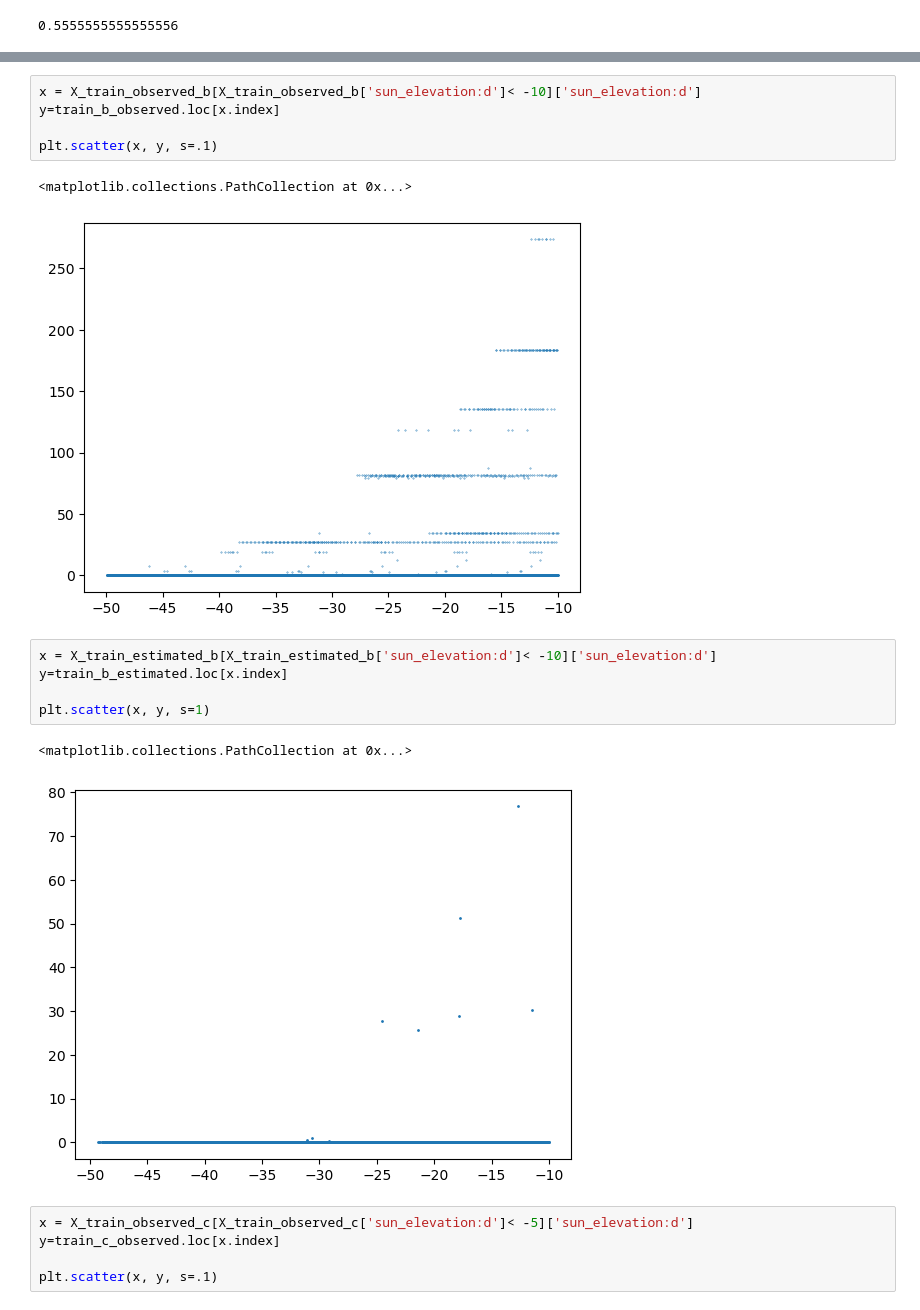
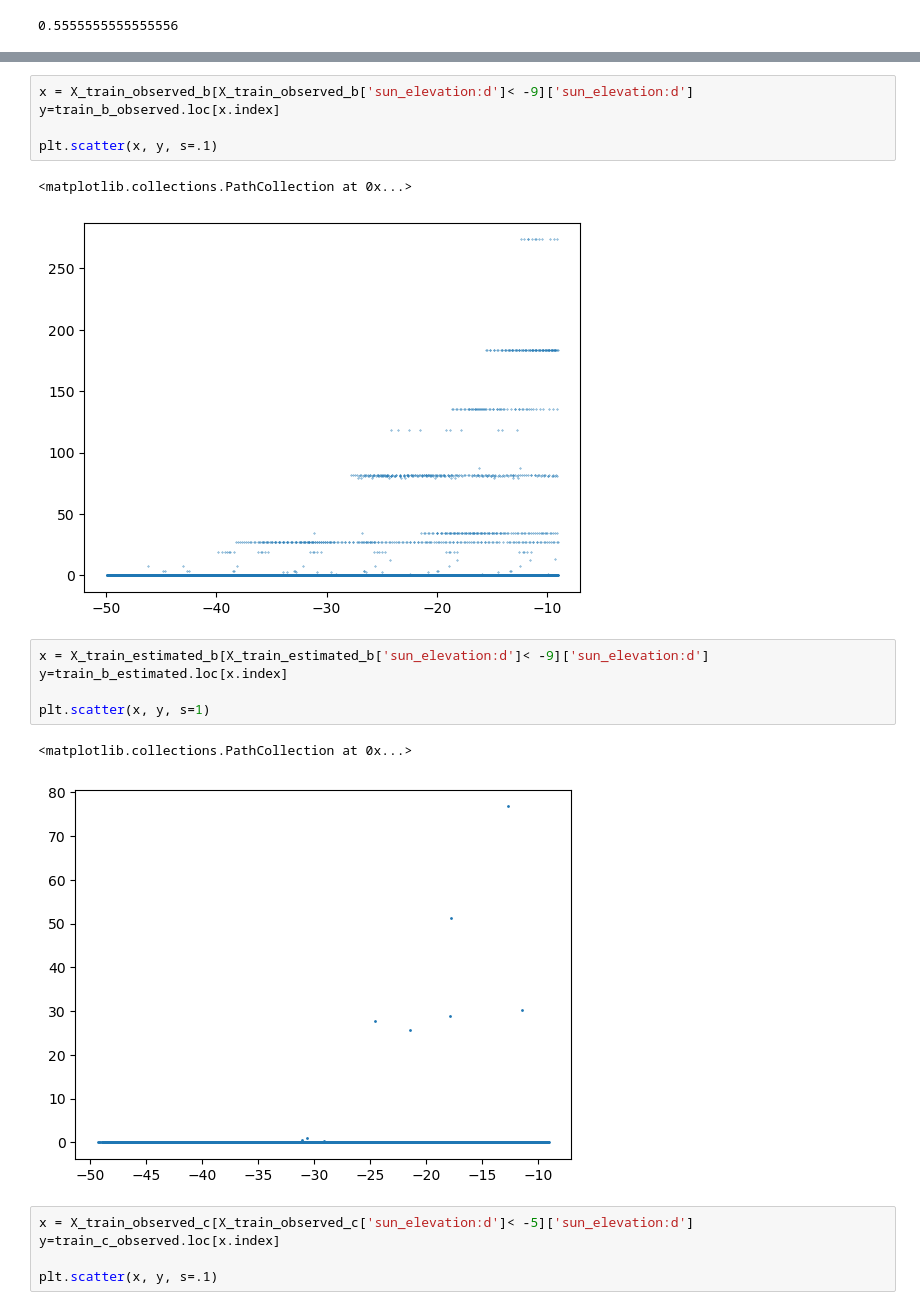
Before and after one commit to soricm/Time-Series-Forecasting-Solar-Energy-Production, a Jupyter notebook: Marijan/DATA-PROCESSING-CLEAN-Copy1.ipynb, the cells around one changed output, grey strips where cells are left out. Saved outputs shown, nothing was run; the diff lists cells and outputs as text.

```diff
--- a/Marijan/DATA-PROCESSING-CLEAN-Copy1.ipynb
+++ b/Marijan/DATA-PROCESSING-CLEAN-Copy1.ipynb
@@ -221,19 +221,19 @@ plt.scatter(x, y, s=.1)
 # %%
-x = X_train_observed_b[X_train_observed_b['sun_elevation:d']< -10]['sun_elevation:d']
+x = X_train_observed_b[X_train_observed_b['sun_elevation:d']< -9]['sun_elevation:d']
 y=train_b_observed.loc[x.index]
 
 plt.scatter(x, y, s=.1)
 # %% [output]
 <matplotlib.collections.PathCollection at 0x...>
-[figure, old version]
+[figure, new version]
 # %%
-x = X_train_estimated_b[X_train_estimated_b['sun_elevation:d']< -10]['sun_elevation:d']
+x = X_train_estimated_b[X_train_estimated_b['sun_elevation:d']< -9]['sun_elevation:d']
 y=train_b_estimated.loc[x.index]
 
 plt.scatter(x, y, s=1)
 # %% [output]
 <matplotlib.collections.PathCollection at 0x...>
-[figure, old version]
+[figure, new version]
 # %%
 x = X_train_observed_c[X_train_observed_c['sun_elevation:d']< -5]['sun_elevation:d']
 y=train_c_observed.loc[x.index]
```
Also changed, not shown: parts of 2 cells of this notebook, 36 other files.
